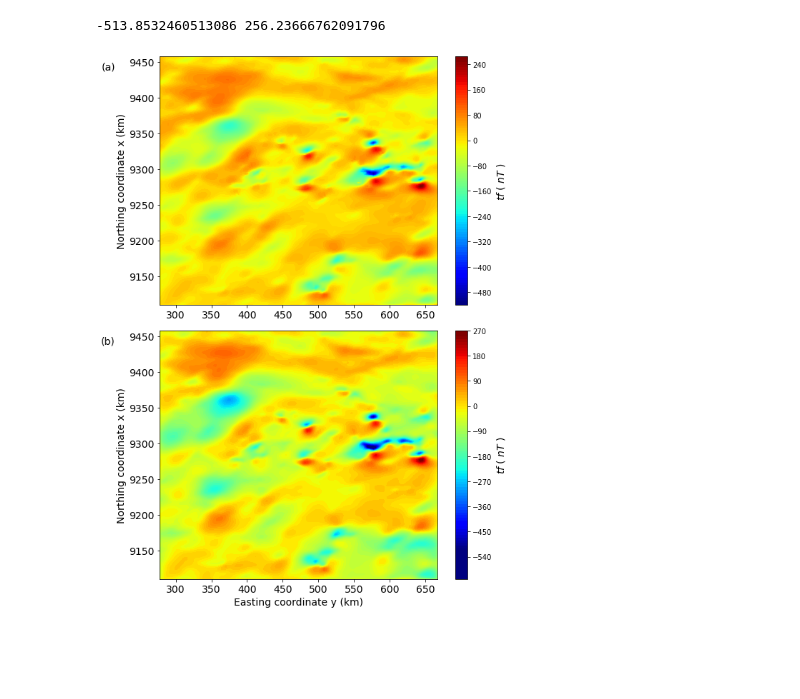
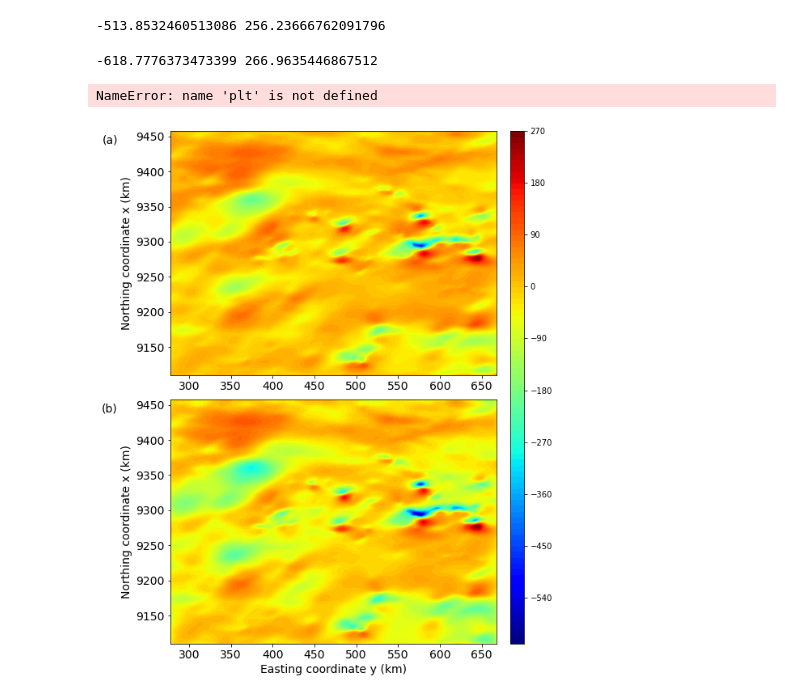
Before and after one commit to pinga-lab/eq_layer_mag_toeplitz, a Jupyter notebook: code/Figure 8 and 9 Plot.ipynb, the cells around one changed output. Drawn from its saved outputs; the diff is of its cells as text; code cells hidden in the pictures; blank space fills up the shorter version.

Commit message:
Figura 9 colorbar unico

```diff
--- a/code/Figure 8 and 9 Plot.ipynb
+++ b/code/Figure 8 and 9 Plot.ipynb
@@ -121,6 +121,12 @@ print (scale_min, scale_max)
 #scale_min = -33.
 # %% [output]
 -513.8532460513086 256.23666762091796
+# %%
+scale_max = np.max(carajas_decimated_processing['tf_fourier_up'])
+scale_min = np.min(carajas_decimated_processing['tf_fourier_up'])
+print (scale_min, scale_max)
+# %% [output]
+-618.7776373473399 266.9635446867512
 # %%
 # plot of the total field anomaly at z=900
 fig = plt.figure(figsize=(8, 11))
@@ -152,4 +158,43 @@ plt.ylabel('Northing coordinate x (km)', fontsize=14)
 plt.tight_layout()
 #plt.savefig('figures/carajas_upward_comparison_1200.png', dpi=300)
 # %% [output]
-[figure, removed]
+NameError: name 'plt' is not defined
+# %%
+# plot of the total field anomaly at z=900
+fig = plt.figure(figsize=(8, 11))
+fig.patch.set_facecolor('xkcd:white')
+
+ax1 = fig.add_subplot(211)
+plt.title('(a)', y=0.93, x=-0.185, fontsize=14)
+mesh = ax1.tricontourf(yi_plot, xi_plot, carajas_decimated_processing['tf_bccb_up'], 100, vmin=scale_min, vmax=scale_max, cmap='jet')
+#cb = plt.colorbar()
+#cb.set_label('$tf$ ( $nT$ )', rotation=90, fontsize=14)
+plt.xlim(np.min(yi_plot),np.max(yi_plot))
+plt.ylim(np.min(xi_plot),np.max(xi_plot))
+plt.xticks(fontsize=14)
+plt.yticks(fontsize=14)
+#plt.xlabel('Easting coordinate y (km)', fontsize=14)
+plt.ylabel('Northing coordinate x (km)', fontsize=14)
+
+ax2 = fig.add_subplot(212)
+plt.title('(b)', y=0.93, x=-0.185, fontsize=14)
+mesh = ax2.tricontourf(yi_plot, xi_plot, carajas_decimated_processing['tf_fourier_up'], 100, vmin=scale_min, vmax=scale_max, cmap='jet')
+#cb = plt.colorbar()
+#cb.set_label('$tf$ ( $nT$ )', rotation=90, fontsize=14)
+plt.xlim(np.min(yi_plot),np.max(yi_plot))
+plt.ylim(np.min(xi_plot),np.max(xi_plot))
+plt.xticks(fontsize=14)
+plt.yticks(fontsize=14)
+plt.xlabel('Easting coordinate y (km)', fontsize=14)
+plt.ylabel('Northing coordinate x (km)', fontsize=14)
+
+
+fig.subplots_adjust(bottom=0.1, top=0.9, left=0.1, right=0.8,
+                    wspace=0.4, hspace=0.1)
+cb_ax = fig.add_axes([0.83, 0.1, 0.03, 0.8])
+cbar = fig.colorbar(mesh, cax=cb_ax)
+#plt.tight_layout()
+
+plt.savefig('figures/carajas_upward_comparison_1200_uni.png', dpi=300)
+# %% [output]
+[figure, added]
```
Also changed, not shown: 14 other files.
